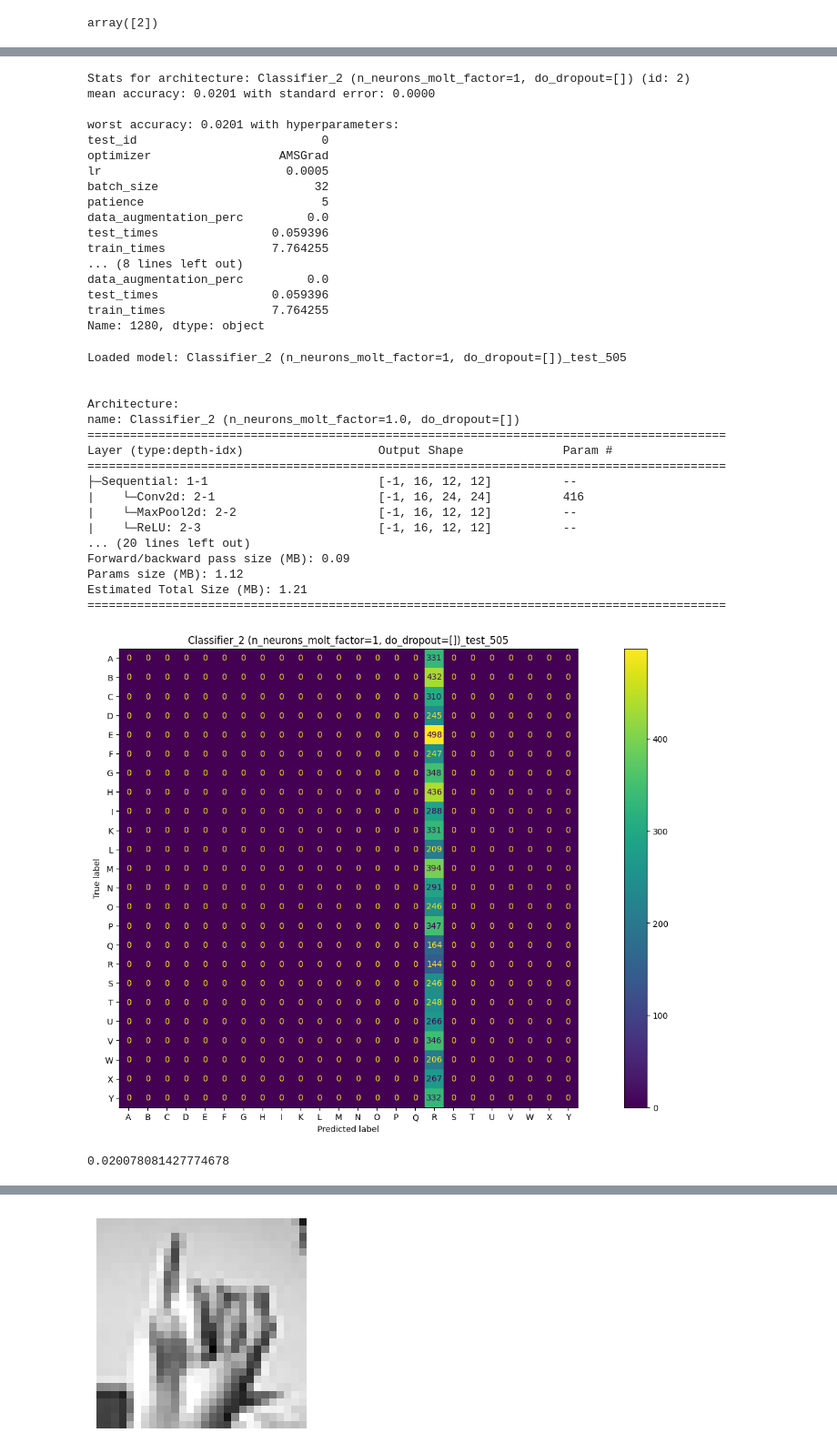
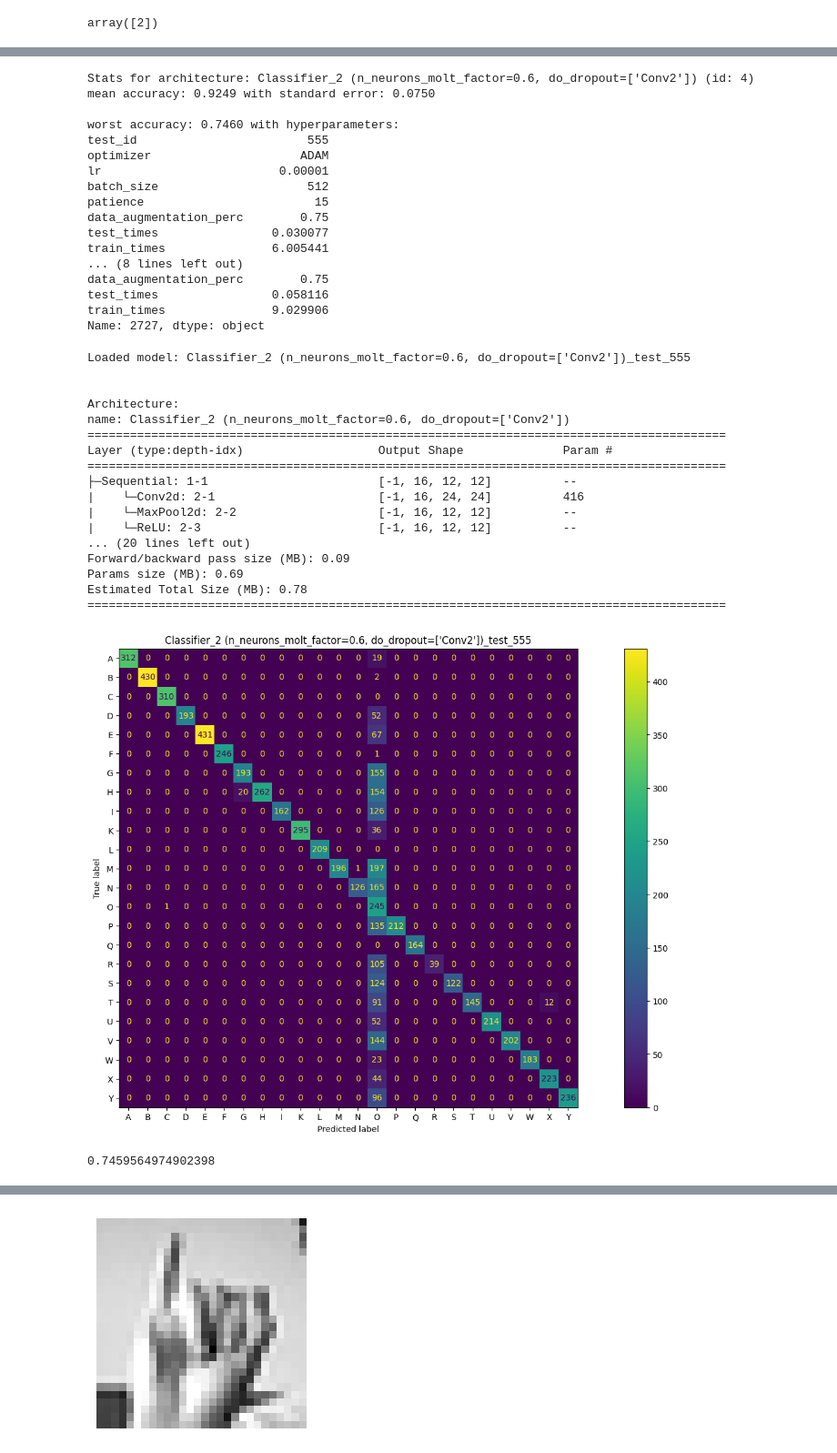
Before and after one commit to Lotto98/Sign-Language-MNIST, a Jupyter notebook: src/Classifier_2.ipynb, the cells around one changed output, grey strips where cells are left out. Shown: that part at 91% size. Saved outputs shown, nothing was run; the diff lists cells and outputs as text; code cells hidden in the pictures.

```diff
--- a/src/Classifier_2.ipynb
+++ b/src/Classifier_2.ipynb
@@ -147,0 +207,3 @@ array([2])
+# %%
+local_minima_model = NeuralNetwork.load_NN(all_results.iloc[1785], classifiers_dict, torch.device("cuda"), (28,28))
+local_minima_model.plot_confusion_matrix()
@@ -148,43 +246,43 @@ array([2])
 # %%
-architecture_stats(all_results, classifiers_dict, 2)
+architecture_stats(all_results, classifiers_dict, 4)
 # %% [output]
-Stats for architecture: Classifier_2 (n_neurons_molt_factor=1, do_dropout=[]) (id: 2)
-mean accuracy: 0.0201 with standard error: 0.0000
+Stats for architecture: Classifier_2 (n_neurons_molt_factor=0.6, do_dropout=['Conv2']) (id: 4)
+mean accuracy: 0.9249 with standard error: 0.0750
 
-worst accuracy: 0.0201 with hyperparameters:
-test_id                          0
-optimizer                  AMSGrad
-lr                          0.0005
-batch_size                      32
-patience                         5
-data_augmentation_perc         0.0
-test_times                0.059396
-train_times               7.764255
+worst accuracy: 0.7460 with hyperparameters:
+test_id                        555
+optimizer                     ADAM
+lr                         0.00001
+batch_size                     512
+patience                        15
+data_augmentation_perc        0.75
+test_times                0.030077
+train_times               6.005441
 ... (8 lines left out)
-data_augmentation_perc         0.0
-test_times                0.059396
-train_times               7.764255
-Name: 1280, dtype: object
+data_augmentation_perc        0.75
+test_times                0.058116
+train_times               9.029906
+Name: 2727, dtype: object
 # %%
-worst_model = NeuralNetwork.load_NN(all_results.iloc[1785], classifiers_dict, torch.device("cuda"), (28,28))
+worst_model = NeuralNetwork.load_NN(all_results.iloc[3115], classifiers_dict, torch.device("cuda"), (28,28))
 worst_model.plot_confusion_matrix()
 # %% [output]
-Loaded model: Classifier_2 (n_neurons_molt_factor=1, do_dropout=[])_test_505
+Loaded model: Classifier_2 (n_neurons_molt_factor=0.6, do_dropout=['Conv2'])_test_555
 
 
 Architecture:
-name: Classifier_2 (n_neurons_molt_factor=1.0, do_dropout=[])
+name: Classifier_2 (n_neurons_molt_factor=0.6, do_dropout=['Conv2'])
 ==========================================================================================
 Layer (type:depth-idx)                   Output Shape              Param #
 ==========================================================================================
 ├─Sequential: 1-1                        [-1, 16, 12, 12]          --
 |    └─Conv2d: 2-1                       [-1, 16, 24, 24]          416
 |    └─MaxPool2d: 2-2                    [-1, 16, 12, 12]          --
 |    └─ReLU: 2-3                         [-1, 16, 12, 12]          --
 ... (20 lines left out)
 Forward/backward pass size (MB): 0.09
-Params size (MB): 1.12
-Estimated Total Size (MB): 1.21
+Params size (MB): 0.69
+Estimated Total Size (MB): 0.78
 ==========================================================================================
-[figure, old version]
+[figure, new version]
-0.020078081427774678
+0.7459564974902398
```
Also changed, not shown: parts of 14 cells of this notebook, 2 other files.
